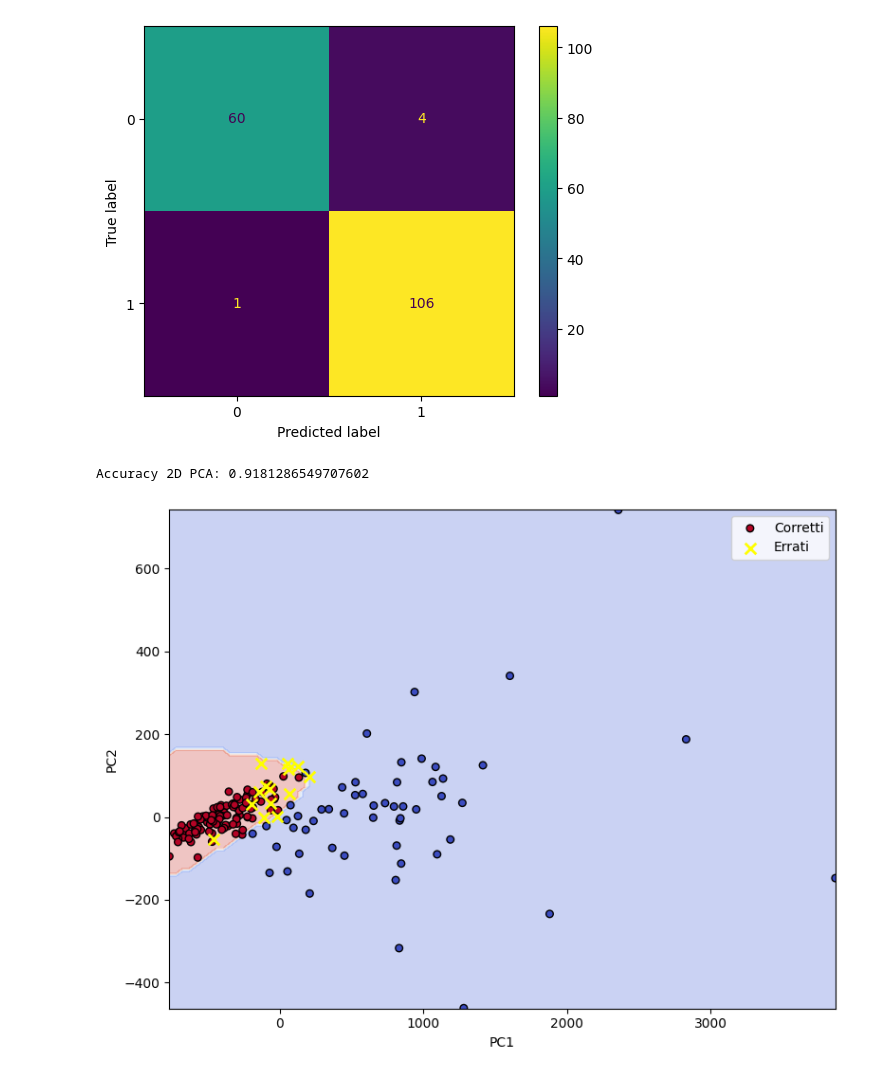
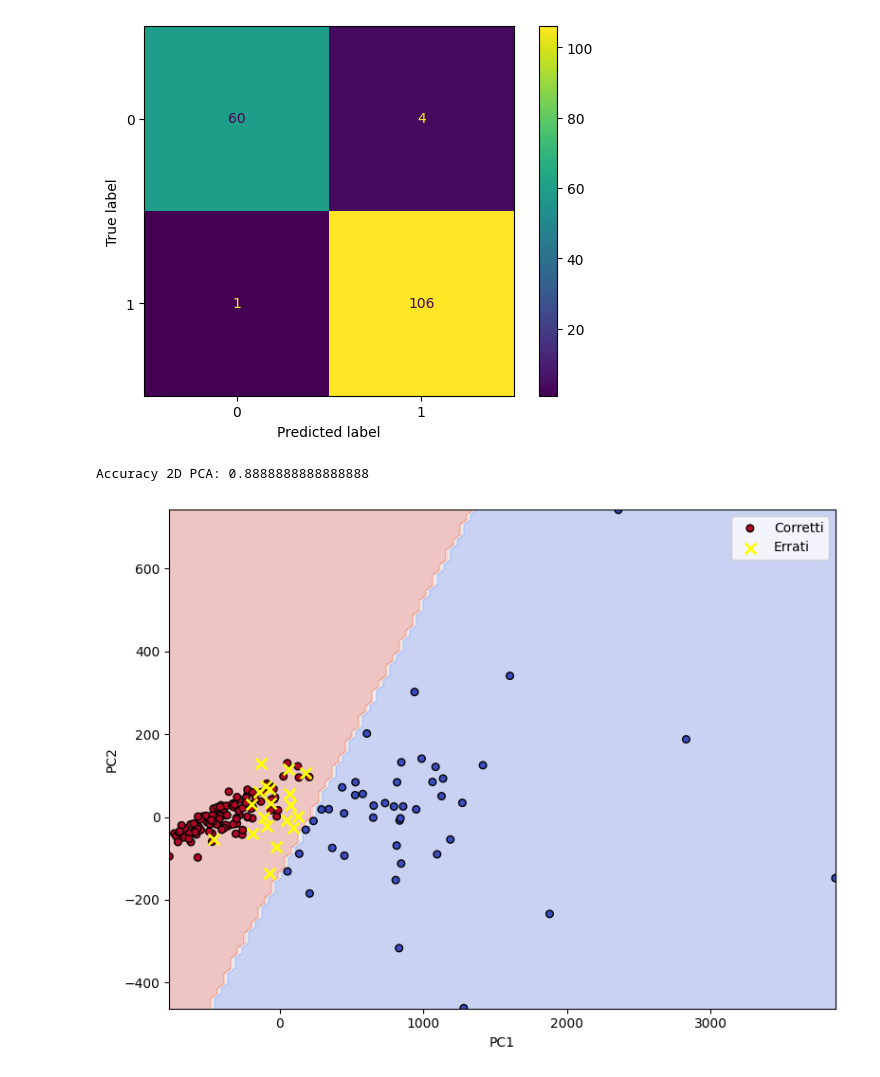
Before and after one commit to Dave02233/CodeAcademy, a Jupyter notebook: 140 - Machine Learning - Esercizi/svm_breast_cancer.ipynb, the cells around one changed output. Drawn from its saved outputs; the diff is of its cells as text; code cells hidden in the pictures.

```diff
--- a/140 - Machine Learning - Esercizi/svm_breast_cancer.ipynb
+++ b/140 - Machine Learning - Esercizi/svm_breast_cancer.ipynb
@@ -138,10 +135,13 @@ X_test_2d = pca.transform(x_test)
 svm_2d = make_pipeline(
     StandardScaler(),
     SVC(
-        kernel='rbf',      # oppure 'linear' o i parametri trovati con Optuna
-        C=1.0,
-        gamma='scale',
-        random_state=42
+        kernel=bp["kernel"],
+        C=bp["C"],
+        gamma=bp["gamma"],
+        degree=bp.get("degree", 3),
+        coef0=bp.get("coef0", 0.0),
+        class_weight=bp["class_weight"],
+        random_state=bp["random_state"]
     )
 )
 
@@ -165,32 +165,32 @@ disp = DecisionBoundaryDisplay.from_estimator(
 )
 
 # punti test corretti
 ax.scatter(
     X_test_2d[~errors, 0],
     X_test_2d[~errors, 1],
     c=y_test[~errors],
     cmap="coolwarm",
     s=30,
     edgecolor="k",
     label="Corretti"
 )
 
 # punti test errati evidenziati
 ax.scatter(
     X_test_2d[errors, 0],
     X_test_2d[errors, 1],
     c="yellow",
     marker="x",
     s=70,
     linewidths=2,
     label="Errati"
 )
 
 ax.set_xlabel("PC1")
 ax.set_ylabel("PC2")
 ax.legend()
 plt.tight_layout()
 plt.show()
 # %% [output]
-Accuracy 2D PCA: 0.9181286549707602
+Accuracy 2D PCA: 0.8888888888888888
-[figure, old version]
+[figure, new version]
```
Also changed, not shown: parts of 1 cell of this notebook.
